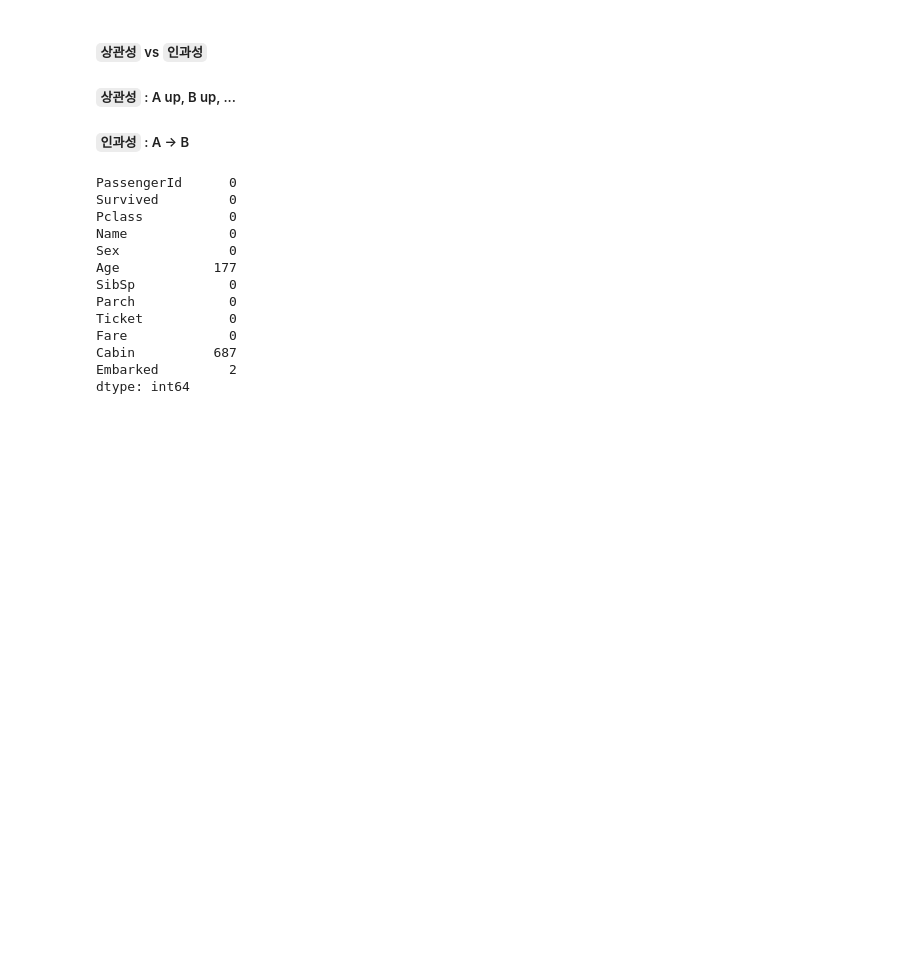
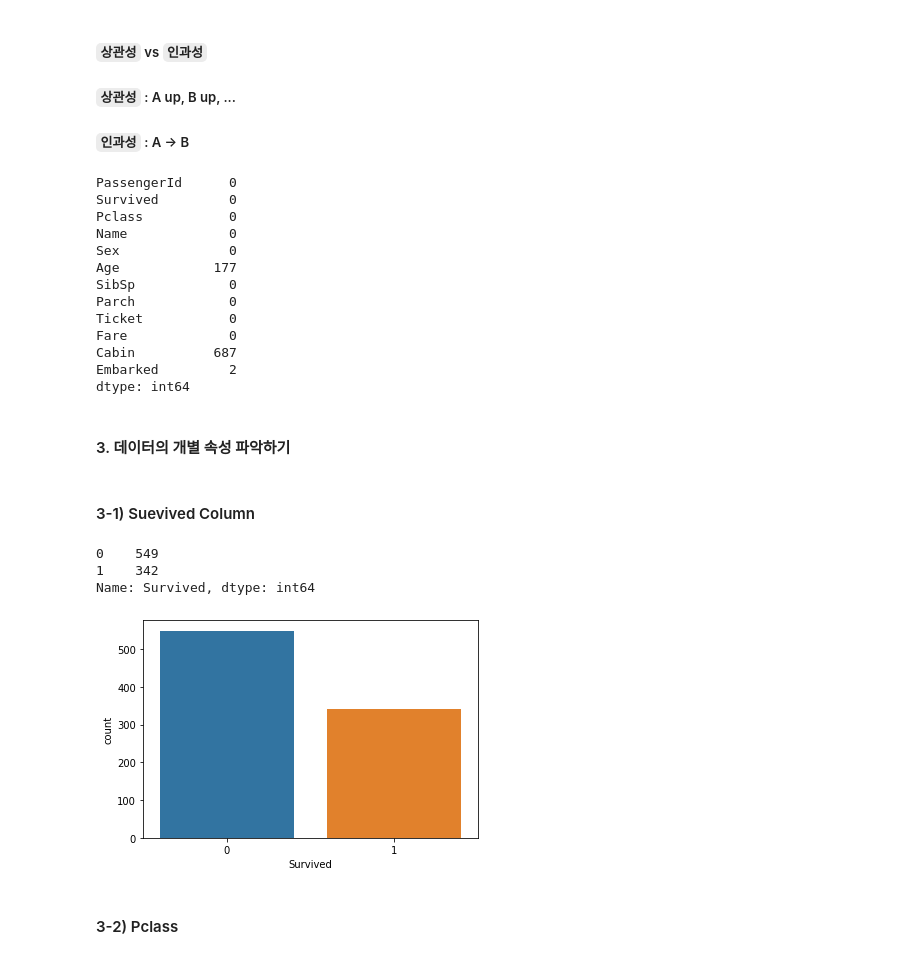
Before and after one commit to JitHoon/cnuai, a Jupyter notebook: augustEducation/EDA_titanic/week5_EDA_titanic.ipynb, the cells around one changed output. Saved outputs shown, nothing was run; the diff lists cells and outputs as text; code cells hidden in the pictures; blank space fills up the shorter version.

Commit message:
08.04.night EDA titanic

```diff
--- a/augustEducation/EDA_titanic/week5_EDA_titanic.ipynb
+++ b/augustEducation/EDA_titanic/week5_EDA_titanic.ipynb
@@ -110,3 +110,24 @@ Fare             0
 Cabin          687
 Embarked         2
 dtype: int64
+# %% [markdown]
+#### 3. 데이터의 개별 속성 파악하기
+# %% [markdown]
+#### 3-1) Suevived Column
+# %%
+# 생존자, 사망자 명수는?
+
+titanic_df['Survived'].value_counts()
+# %% [output]
+0    549
+1    342
+Name: Survived, dtype: int64
+# %%
+# 생존자수와 사망자수를 Barplot으로 그려보기
+
+sns.countplot(x='Survived', data = titanic_df)
+plt.show()
+# %% [output]
+[figure, added]
+# %% [markdown]
+#### 3-2) Pclass
```
Also changed, not shown: parts of 15 cells of this notebook.
